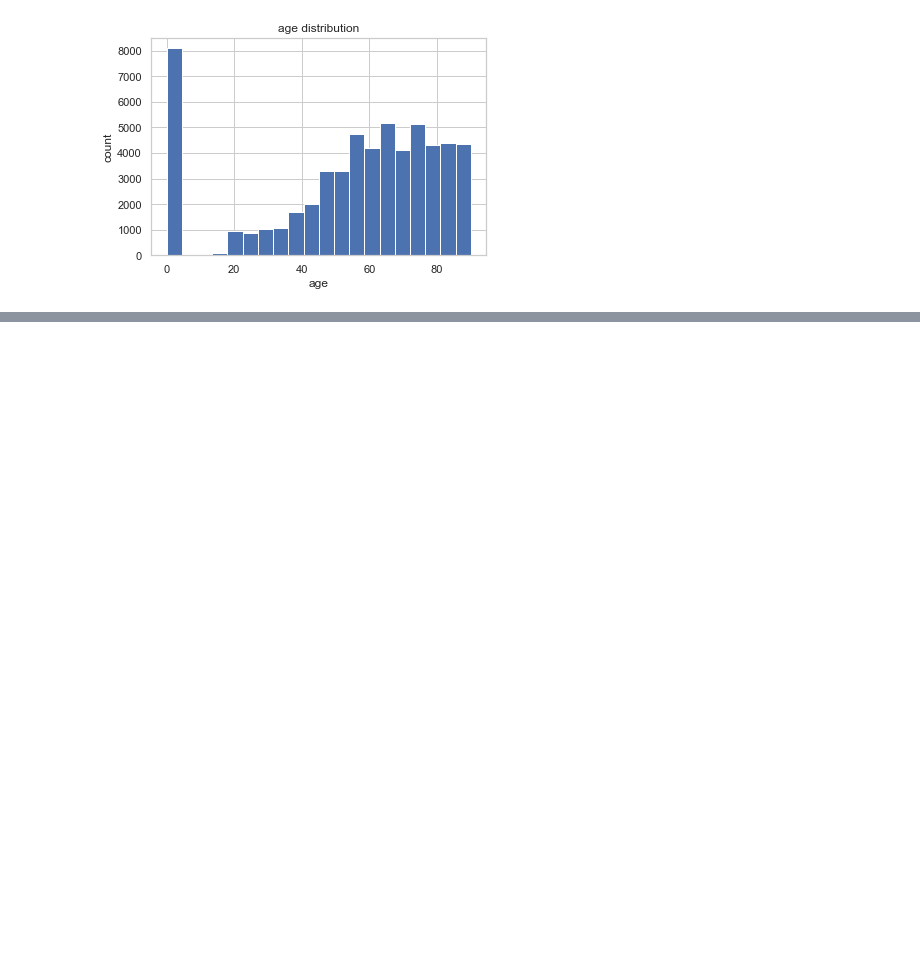
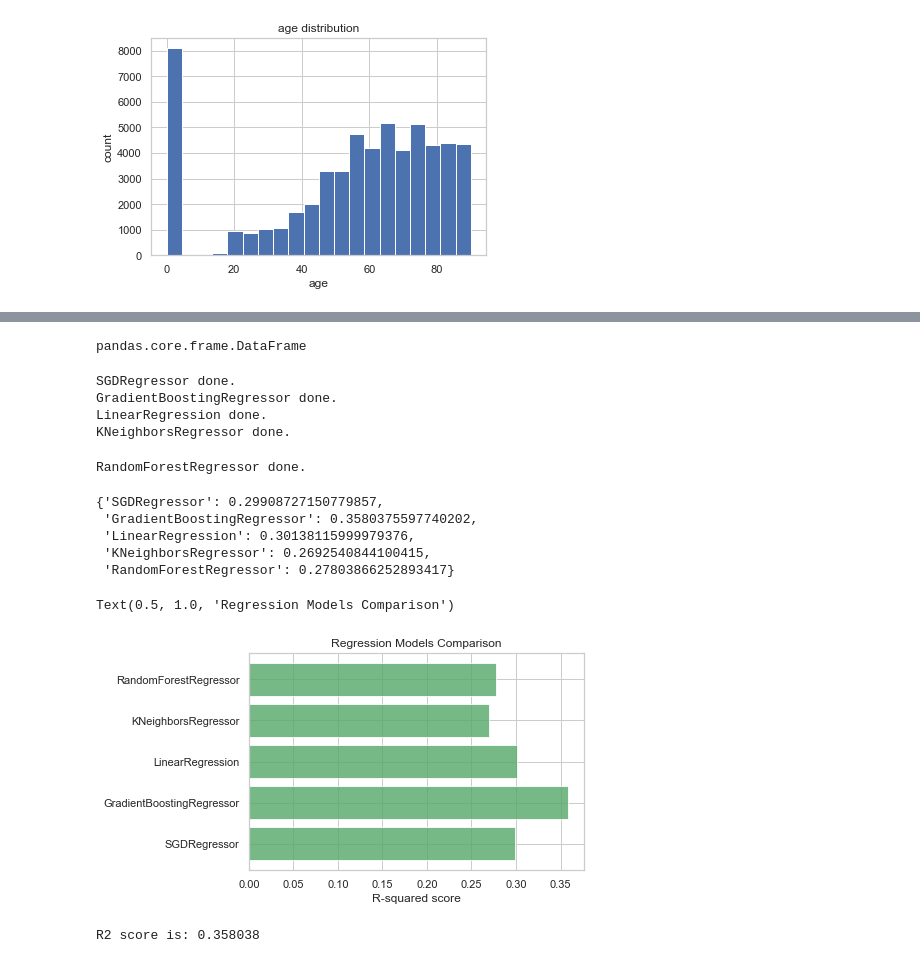
Before and after one commit to mitchgauthier/info_vis_mimic_survival, a Jupyter notebook: predicting length of stay in hospital.ipynb, the cells around one changed output, grey strips where cells are left out. Cells and saved outputs as stored; diff of their text form; code cells hidden in the pictures; blank space fills up the shorter version.

```diff
--- a/predicting length of stay in hospital.ipynb
+++ b/predicting length of stay in hospital.ipynb
@@ -677,0 +900,14 @@ memory usage: 20.2+ MB
+# %%
+LOS = ADMISSIONS['LOS'].values
+# Prediction Features
+features = ADMISSIONS.drop(columns=['LOS'])
+# %%
+# Split into train 80% and test 20%
+X_train, X_test, y_train, y_test = train_test_split(features,
+                                                    LOS,
+                                                    test_size = .20,
+                                                    random_state = 0)
+
+# Show the results of the split
+print("Training set has {} samples.".format(X_train.shape[0]))
+print("Testing set has {} samples.".format(X_test.shape[0]))
@@ -677,0 +927,57 @@ memory usage: 20.2+ MB
+# %%
+type(X_train)
+# %% [output]
+pandas.core.frame.DataFrame
+# %%
+# Regression models for comparison
+models = [SGDRegressor(random_state = 0),
+          GradientBoostingRegressor(random_state = 0),
+          LinearRegression(),
+          KNeighborsRegressor(),
+          RandomForestRegressor(random_state = 0)]
+
+results = {}
+for model in models:
+    reg_model = model
+    reg_model.fit(X_train, y_train)
+
+    y_test_preds = reg_model.predict(X_test)
+    name = str(model).split("(")[0]
+
+    results[name] = r2_score(y_test, y_test_preds)
+    print('{} done.'.format(name))
+# %% [output]
+SGDRegressor done.
+GradientBoostingRegressor done.
+LinearRegression done.
+KNeighborsRegressor done.
+RandomForestRegressor done.
+# %%
+results
+# %% [output]
+{'SGDRegressor': 0.29908727150779857,
+ 'GradientBoostingRegressor': 0.3580375597740202,
+ 'LinearRegression': 0.30138115999979376,
+ 'KNeighborsRegressor': 0.2692540844100415,
+ 'RandomForestRegressor': 0.27803866252893417}
+# %%
+fig, ax = plt.subplots()
+ind = range(len(results))
+ax.barh(ind, list(results.values()), align='center',
+        color = '#55a868', alpha=0.8)
+ax.set_yticks(ind)
+ax.set_yticklabels(results.keys())
+ax.set_xlabel('R-squared score')
+ax.tick_params(left=False, top=False, right=False)
+ax.set_title('Regression Models Comparison')
+# %% [output]
+Text(0.5, 1.0, 'Regression Models Comparison')
+[figure, added]
+# %%
+reg_model = GradientBoostingRegressor(random_state=0)
+reg_model.fit(X_train, y_train)
+y_test_preds = reg_model.predict(X_test)
+r2_not_refined = r2_score(y_test, y_test_preds)
+print("R2 score is: {:2f}".format(r2_not_refined))
+# %% [output]
+R2 score is: 0.358038
```
Also changed, not shown: parts of 57 cells of this notebook.
